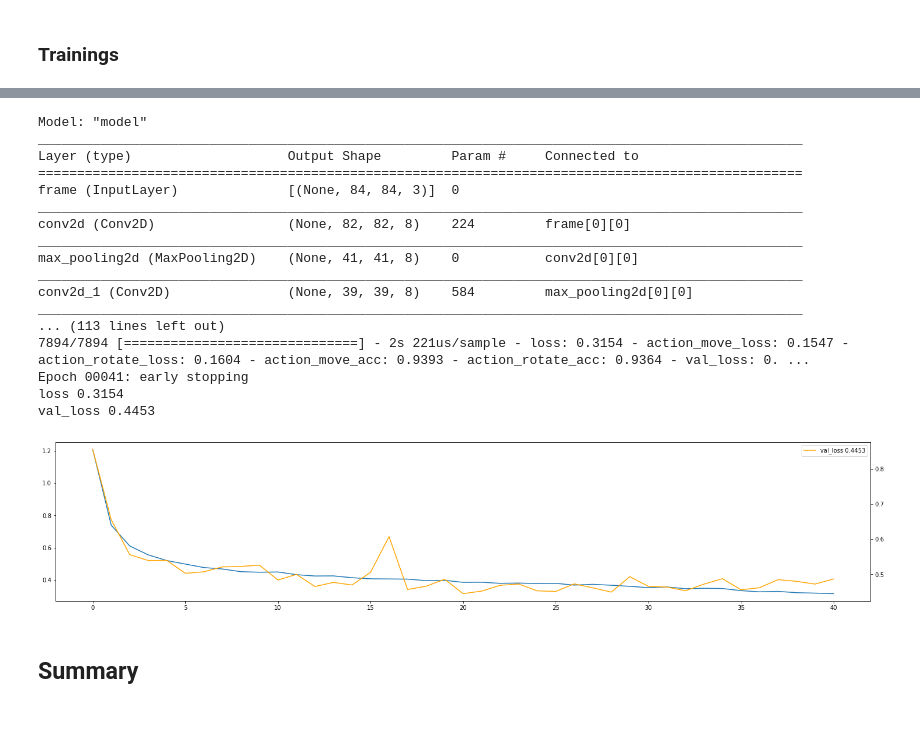
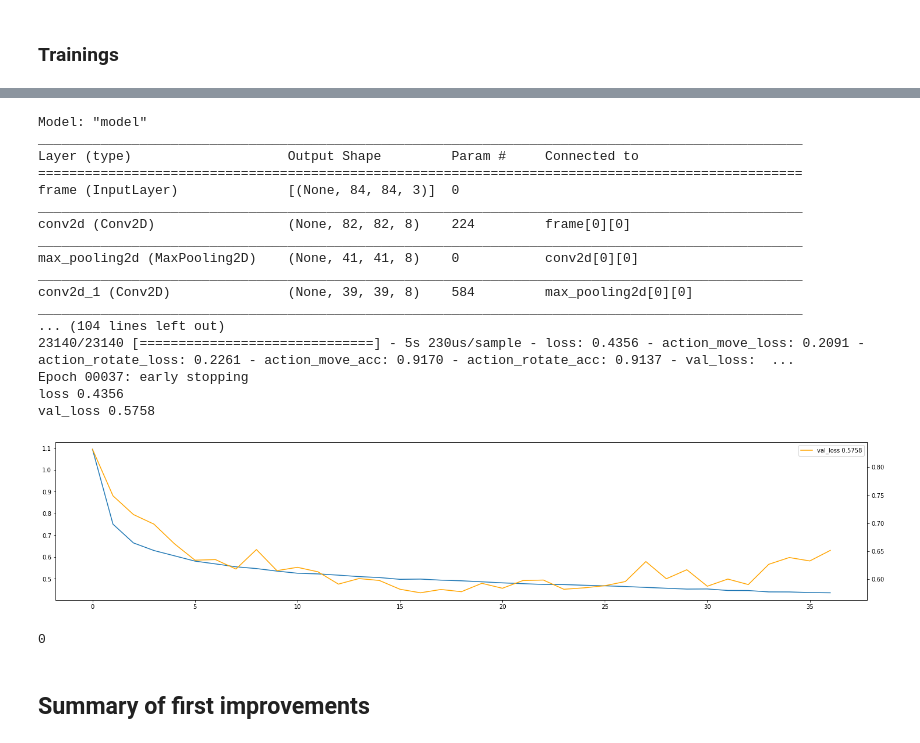
Before and after one commit to ironbar/orangutan, a Jupyter notebook: notebooks/004_better_agent.ipynb, the cells around one changed output, grey strips where cells are left out. Drawn from its saved outputs; the diff is of its cells as text; code cells hidden in the pictures.

```diff
--- a/notebooks/004_better_agent.ipynb
+++ b/notebooks/004_better_agent.ipynb
@@ -81,6 +85,9 @@ len(game_filepaths)
 # %%
-train = load_games_data(game_filepaths[:-int(len(game_filepaths)//5)])
-val = load_games_data(game_filepaths[-int(len(game_filepaths)//5):])
+val_idx = 1
+val_filepaths = game_filepaths[val_idx::5]
+train_filepaths = [game for game in game_filepaths if game not in val_filepaths]
+train = load_games_data(train_filepaths)
+val = load_games_data(val_filepaths)
 
 train = duplicate_games(train)
 val = duplicate_games(val)
@@ -160,6 +167,7 @@ def plot_hist(hist):
 # %%
 args = [8, 8, 16, 16], [16]
 model = train_model(*args)
-model.save('/media/guillermo/Data/Kaggle/animalai/agents/004_better_agent/data/model.hdf')
+#model.save('/media/guillermo/Data/Kaggle/animalai/agents/004_better_agent/data/model.hdf')
+model.save('/media/guillermo/Data/Kaggle/animalai/agents/005_avoid_and_navigation/data/model.hdf')
 # %% [output]
 WARNING: Logging before flag parsing goes to stderr.
@@ -167,25 +175,29 @@ W0721 11:02:19.657679 139811613792064 deprecation.py:506] From /home/guillermo/m
 Instructions for updating:
 Call initializer instance with the dtype argument instead of passing it to the constructor
 Model: "model"
 __________________________________________________________________________________________________
 Layer (type)                    Output Shape         Param #     Connected to
 ==================================================================================================
 frame (InputLayer)              [(None, 84, 84, 3)]  0
 __________________________________________________________________________________________________
 conv2d (Conv2D)                 (None, 82, 82, 8)    224         frame[0][0]
 __________________________________________________________________________________________________
 max_pooling2d (MaxPooling2D)    (None, 41, 41, 8)    0           conv2d[0][0]
 __________________________________________________________________________________________________
 conv2d_1 (Conv2D)               (None, 39, 39, 8)    584         max_pooling2d[0][0]
 __________________________________________________________________________________________________
-... (113 lines left out)
-7894/7894 [==============================] - 2s 221us/sample - loss: 0.3154 - action_move_loss: 0.1547 - action_rotate_loss: 0.1604 - action_move_acc: 0.9393 - action_rotate_acc: 0.9364 - val_loss: 0. ...
-Epoch 00041: early stopping
-loss 0.3154
-val_loss 0.4453
+... (104 lines left out)
+23140/23140 [==============================] - 5s 230us/sample - loss: 0.4356 - action_move_loss: 0.2091 - action_rotate_loss: 0.2261 - action_move_acc: 0.9170 - action_rotate_acc: 0.9137 - val_loss:  ...
+Epoch 00037: early stopping
+loss 0.4356
+val_loss 0.5758
-[figure, old version]
+[figure, new version]
+# %%
+os.system('spd-say End')
+# %% [output]
+0
 # %% [markdown]
-## Summary
+## Summary of first improvements
 # %% [markdown]
 1. I have trained a model just on static and moving green food and the accuracy of the models seems to be much better. It is surprising that with a few games it is able to achieve the best score on the evaluation levels.
 2. I have added yellow food, static and moving, the score improves a lot, from 0.74 to 0.97.
```
Also changed, not shown: parts of 14 cells of this notebook, 7 other files.
